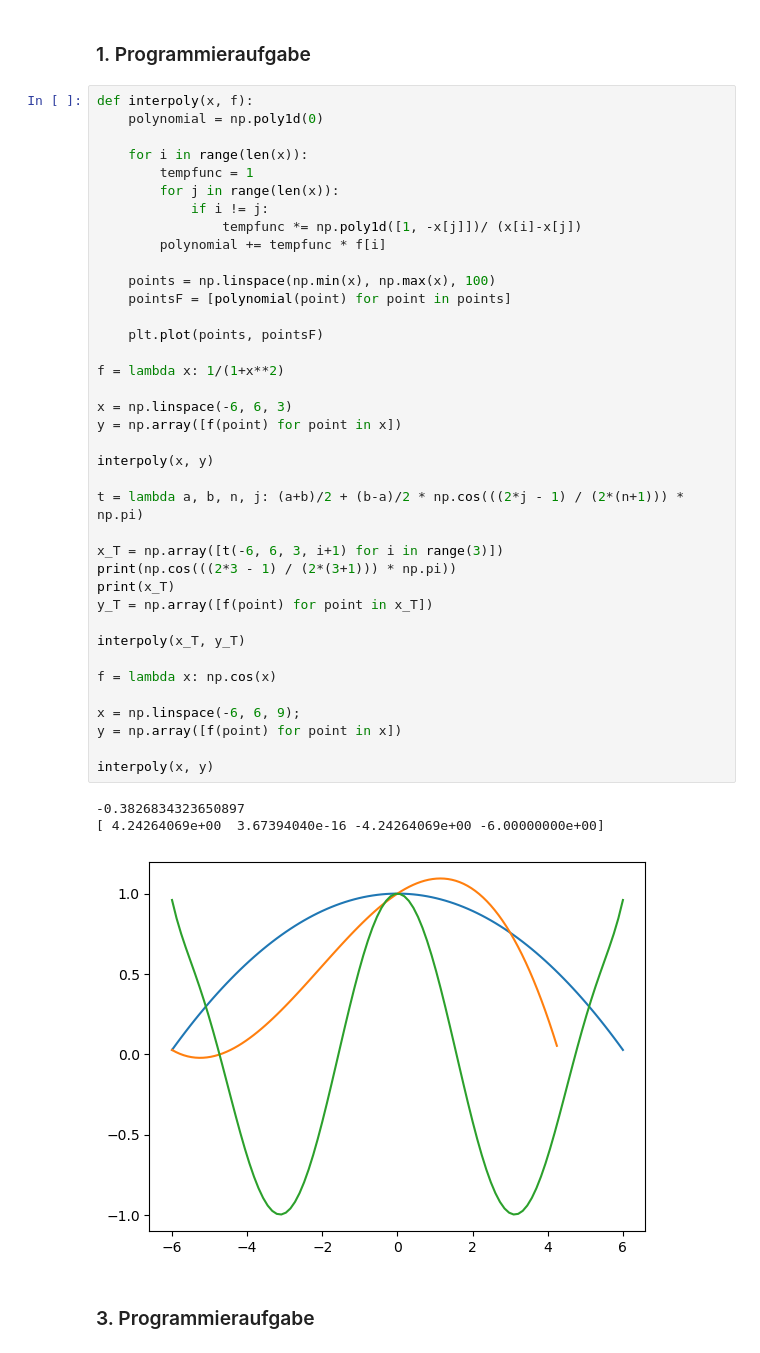
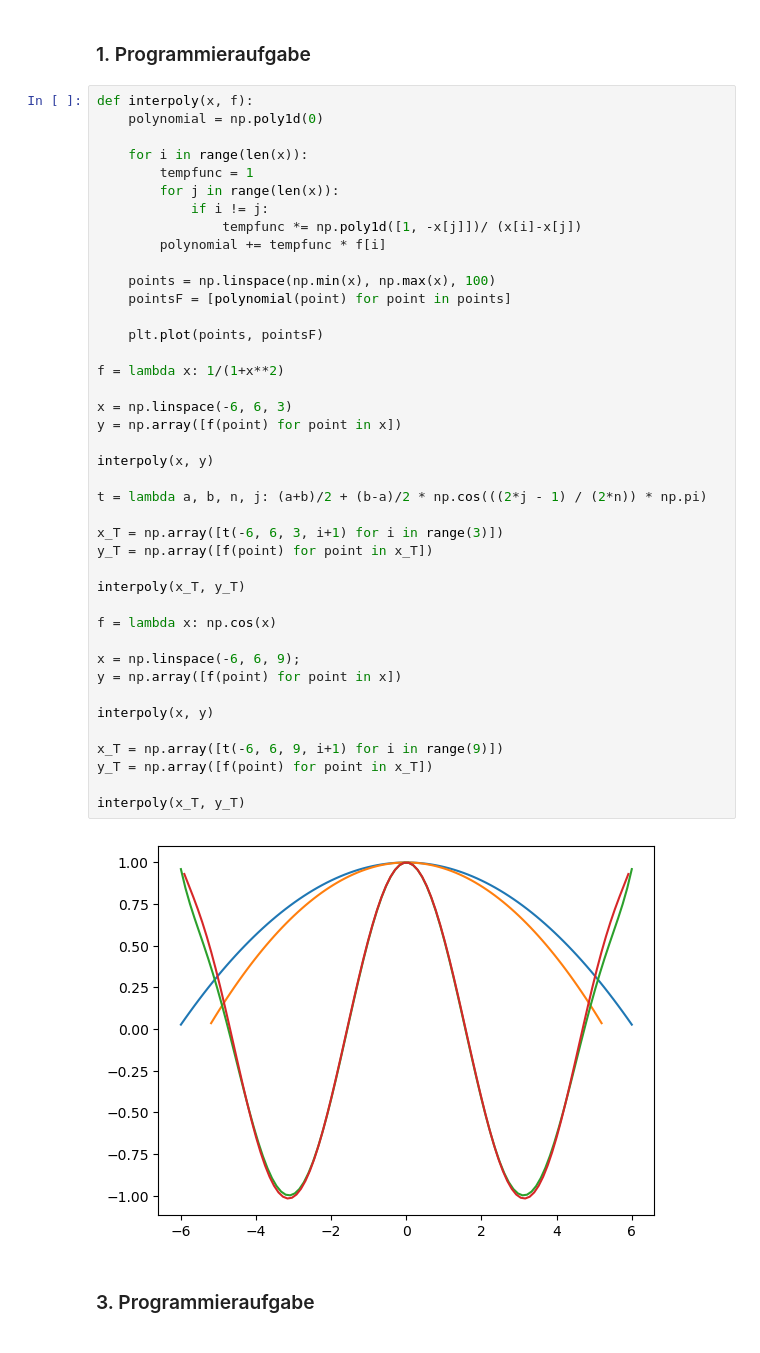
Before and after one commit to Javiermateor/Numerische-Mathematik-I-fuer-Ingenieure, a Jupyter notebook: HA4.ipynb, the cells around one changed output. Cells and saved outputs as stored; diff of their text form.

```diff
--- a/HA4.ipynb
+++ b/HA4.ipynb
@@ -18,39 +18,40 @@ def interpoly(x, f):
         for j in range(len(x)):
             if i != j:
                 tempfunc *= np.poly1d([1, -x[j]])/ (x[i]-x[j])
         polynomial += tempfunc * f[i]
 
     points = np.linspace(np.min(x), np.max(x), 100)
     pointsF = [polynomial(point) for point in points]
 
     plt.plot(points, pointsF)
 
 f = lambda x: 1/(1+x**2)
 
 x = np.linspace(-6, 6, 3)
 y = np.array([f(point) for point in x])
 
 interpoly(x, y)
 
-t = lambda a, b, n, j: (a+b)/2 + (b-a)/2 * np.cos(((2*j - 1) / (2*(n+1))) * np.pi)
+t = lambda a, b, n, j: (a+b)/2 + (b-a)/2 * np.cos(((2*j - 1) / (2*n)) * np.pi)
 
 x_T = np.array([t(-6, 6, 3, i+1) for i in range(3)])
-print(np.cos(((2*3 - 1) / (2*(3+1))) * np.pi))
-print(x_T)
 y_T = np.array([f(point) for point in x_T])
 
 interpoly(x_T, y_T)
 
 f = lambda x: np.cos(x)
 
 x = np.linspace(-6, 6, 9);
 y = np.array([f(point) for point in x])
 
 interpoly(x, y)
+
+x_T = np.array([t(-6, 6, 9, i+1) for i in range(9)])
+y_T = np.array([f(point) for point in x_T])
+
+interpoly(x_T, y_T)
 # %% [output]
--0.3826834323650897
-[ 4.24264069e+00  3.67394040e-16 -4.24264069e+00 -6.00000000e+00]
-[figure, old version]
+[figure, new version]
 # %% [markdown]
 ### 3. Programmieraufgabe
 # %%
```
